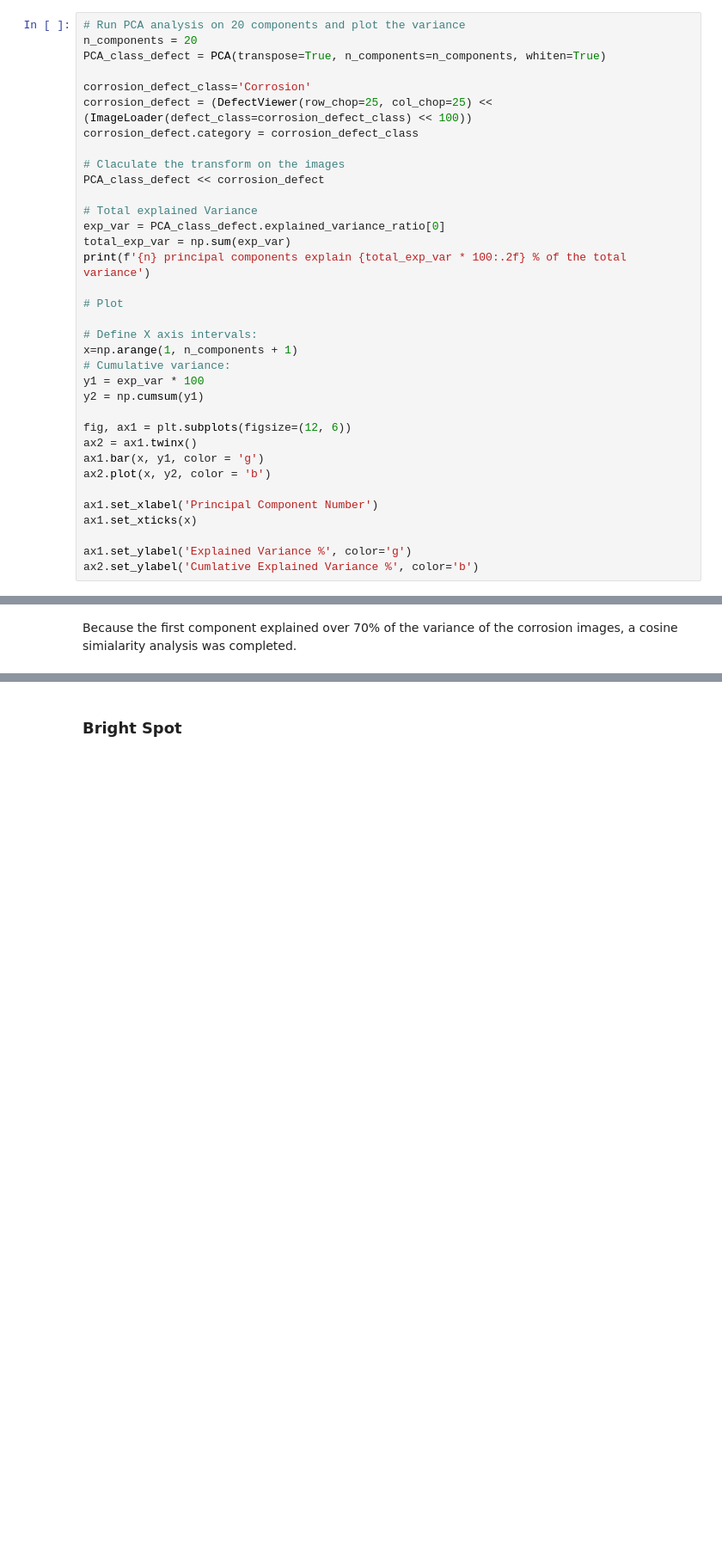
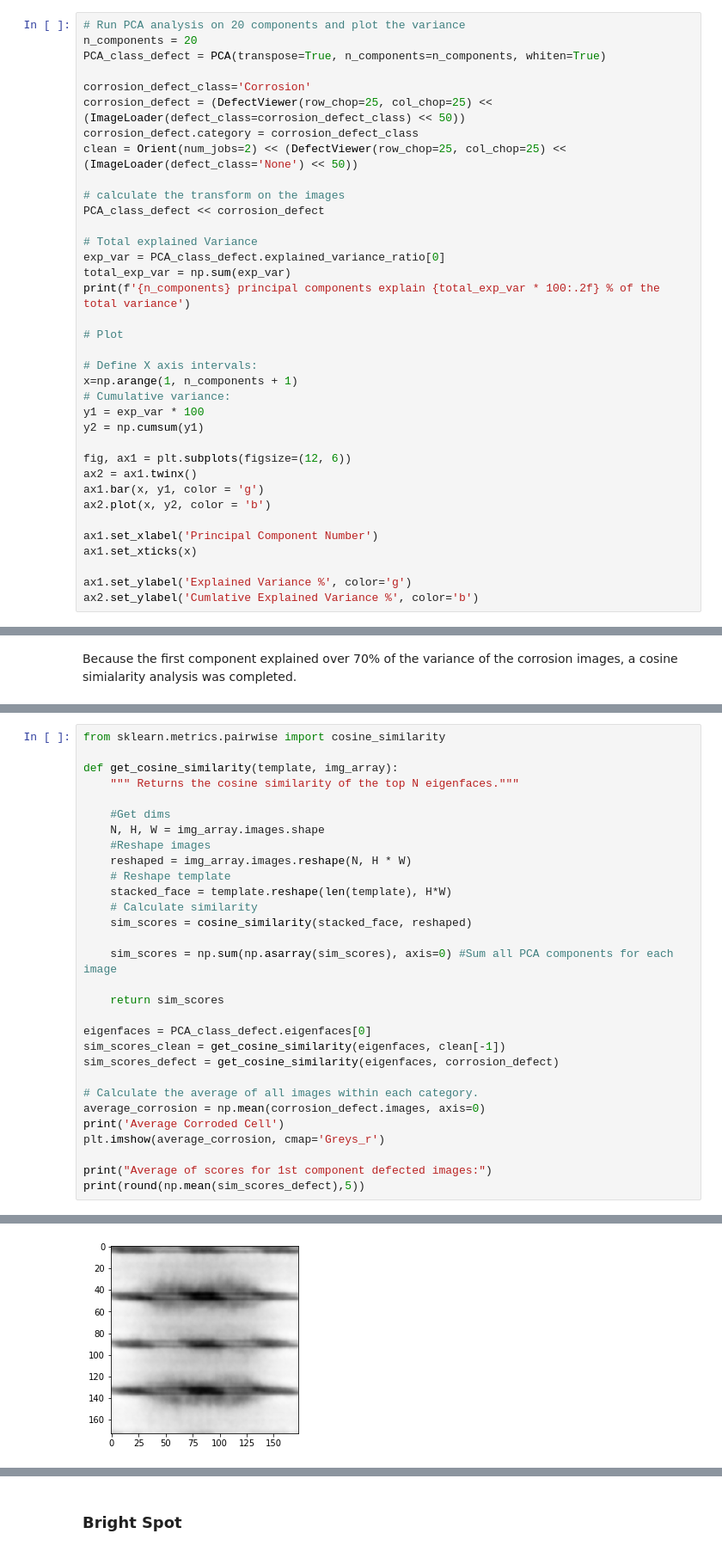
Before and after one commit to atox120/w281_finalproject_solascan, a Jupyter notebook: notebooks/main.ipynb, the cells around one changed output, grey strips where cells are left out. Shown: that part at 86% size. Saved outputs shown, nothing was run; the diff lists cells and outputs as text; blank space fills up the shorter version.

Commit message:
Updates to Main.ipynb - feature eng. for brightspots and corrosion.

```diff
--- a/notebooks/main.ipynb
+++ b/notebooks/main.ipynb
@@ -149,16 +139,17 @@ n_components = 20
 PCA_class_defect = PCA(transpose=True, n_components=n_components, whiten=True)
 
 corrosion_defect_class='Corrosion'
-corrosion_defect = (DefectViewer(row_chop=25, col_chop=25) << (ImageLoader(defect_class=corrosion_defect_class) << 100))
+corrosion_defect = (DefectViewer(row_chop=25, col_chop=25) << (ImageLoader(defect_class=corrosion_defect_class) << 50))
 corrosion_defect.category = corrosion_defect_class
+clean = Orient(num_jobs=2) << (DefectViewer(row_chop=25, col_chop=25) << (ImageLoader(defect_class='None') << 50))
 
-# Claculate the transform on the images
+# calculate the transform on the images
 PCA_class_defect << corrosion_defect
 
 # Total explained Variance
 exp_var = PCA_class_defect.explained_variance_ratio[0]
 total_exp_var = np.sum(exp_var)
-print(f'{n} principal components explain {total_exp_var * 100:.2f} % of the total variance')
+print(f'{n_components} principal components explain {total_exp_var * 100:.2f} % of the total variance')
 
 # Plot
 
@@ -188,0 +178,31 @@ Because the first component explained over 70% of the variance of the corrosion
+# %%
+from sklearn.metrics.pairwise import cosine_similarity
+
+def get_cosine_similarity(template, img_array):
+    """ Returns the cosine similarity of the top N eigenfaces."""
+
+    #Get dims
+    N, H, W = img_array.images.shape
+    #Reshape images
+    reshaped = img_array.images.reshape(N, H * W)
+    # Reshape template
+    stacked_face = template.reshape(len(template), H*W)
+    # Calculate similarity
+    sim_scores = cosine_similarity(stacked_face, reshaped)
+
+    sim_scores = np.sum(np.asarray(sim_scores), axis=0) #Sum all PCA components for each image
+
+    return sim_scores
+
+eigenfaces = PCA_class_defect.eigenfaces[0]
+sim_scores_clean = get_cosine_similarity(eigenfaces, clean[-1])
+sim_scores_defect = get_cosine_similarity(eigenfaces, corrosion_defect)
+
+# Calculate the average of all images within each category.
+average_corrosion = np.mean(corrosion_defect.images, axis=0)
+print('Average Corroded Cell')
+plt.imshow(average_corrosion, cmap='Greys_r')
+
+print("Average of scores for 1st component defected images:")
+print(round(np.mean(sim_scores_defect),5))
+# %% [output]
@@ -188,0 +212 @@ Because the first component explained over 70% of the variance of the corrosion
+[figure, added]
```
Also changed, not shown: parts of 10 cells of this notebook.
